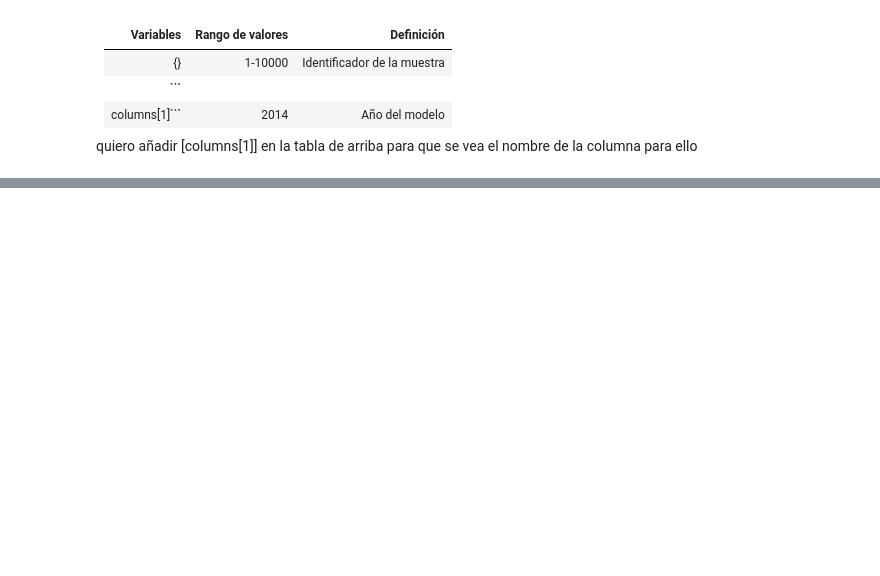
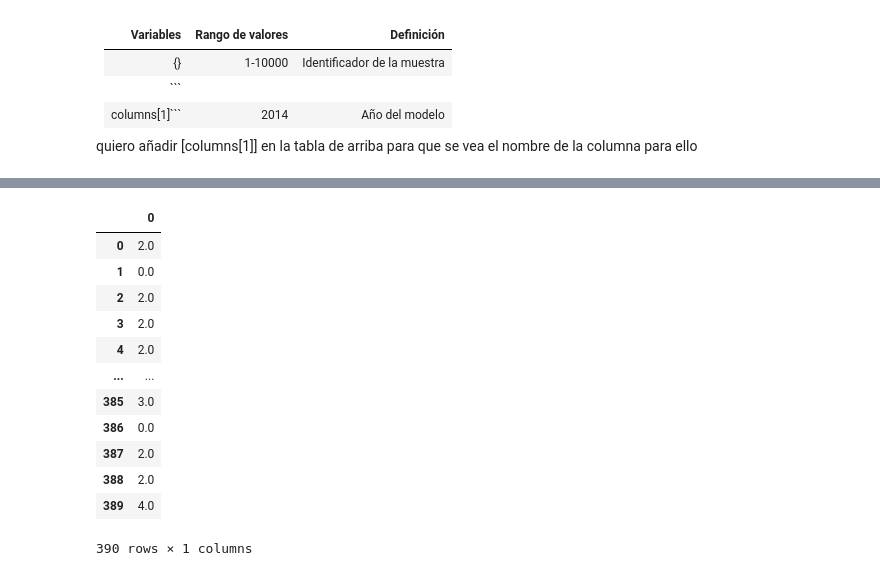
Before and after one commit to Kraslo/APAU_SMOG_PREDICTION_3RDGROUP, a Jupyter notebook: codigo/codigo_andy.ipynb, the cells around one changed output, grey strips where cells are left out. Saved outputs shown, nothing was run; the diff lists cells and outputs as text; code cells hidden in the pictures; blank space fills up the shorter version.

```diff
--- a/codigo/codigo_andy.ipynb
+++ b/codigo/codigo_andy.ipynb
@@ -403,0 +728,6 @@ quiero añadir [columns[1]] en la tabla de arriba para que se vea el nombre de l
+# %%
+#quiero que se me descarga un csv con las predicciones de test_nolabel
+
+model = RandomForestRegressor(n_estimators=50, random_state=80)
+model.fit(X,y)
+y_pred = model.predict(X_test)
@@ -403,0 +764,16 @@ quiero añadir [columns[1]] en la tabla de arriba para que se vea el nombre de l
+# %%
+y_pred
+# %% [output]
+|  | 0 |
+| 0 | 2.0 |
+| 1 | 0.0 |
+| 2 | 2.0 |
+| 3 | 2.0 |
+| 4 | 2.0 |
+| ... | ... |
+| 385 | 3.0 |
+| 386 | 0.0 |
+| 387 | 2.0 |
+| 388 | 2.0 |
+| 389 | 4.0 |
+390 rows × 1 columns
```
Also changed, not shown: parts of 43 cells of this notebook.
